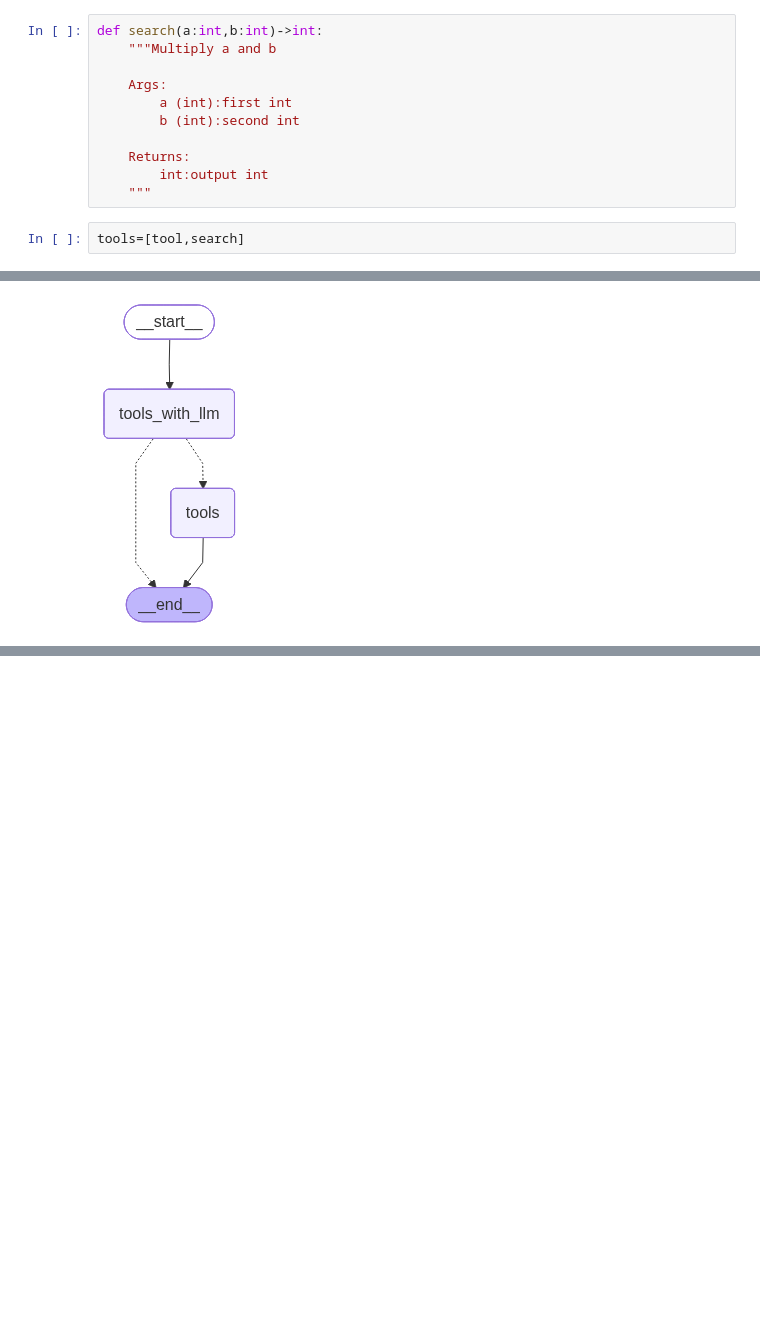
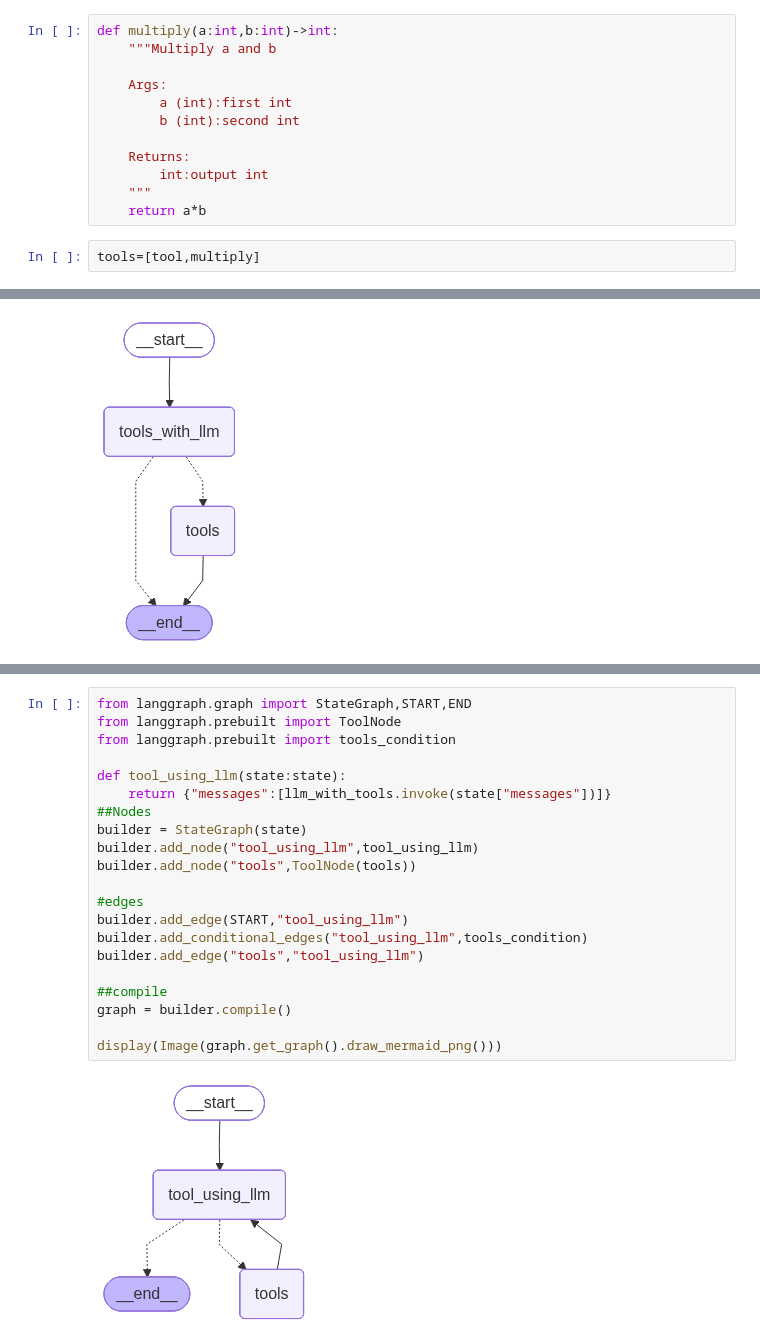
Before and after one commit to Keerthivardhan1507/AgenticAI-Langgraph, a Jupyter notebook: 1.Basicchatbot/chatbot.ipynb, the cells around one changed output, grey strips where cells are left out. Drawn from its saved outputs; the diff is of its cells as text; blank space fills up the shorter version.

```diff
--- a/1.Basicchatbot/chatbot.ipynb
+++ b/1.Basicchatbot/chatbot.ipynb
@@ -86,5 +86,5 @@ tool.invoke("What is langgraph")
 # %%
-def search(a:int,b:int)->int:
+def multiply(a:int,b:int)->int:
     """Multiply a and b
 
     Args:
@@ -94,8 +94,9 @@ def search(a:int,b:int)->int:
     Returns:
         int:output int
     """
+    return a*b
 # %%
-tools=[tool,search]
+tools=[tool,multiply]
 # %%
 llm_with_tools = llm.bind_tools(tools)
 # %%
@@ -158,0 +160,23 @@ Name: tavily_search
+# %%
+from langgraph.graph import StateGraph,START,END
+from langgraph.prebuilt import ToolNode
+from langgraph.prebuilt import tools_condition
+
+def tool_using_llm(state:state):
+    return {"messages":[llm_with_tools.invoke(state["messages"])]}
+##Nodes
+builder = StateGraph(state)
+builder.add_node("tool_using_llm",tool_using_llm)
+builder.add_node("tools",ToolNode(tools))
+
+#edges
+builder.add_edge(START,"tool_using_llm")
+builder.add_conditional_edges("tool_using_llm",tools_condition)
+builder.add_edge("tools","tool_using_llm")
+
+##compile
+graph = builder.compile()
+
+display(Image(graph.get_graph().draw_mermaid_png()))
+# %% [output]
+[figure, added]
```
Also changed, not shown: parts of 25 cells of this notebook.
